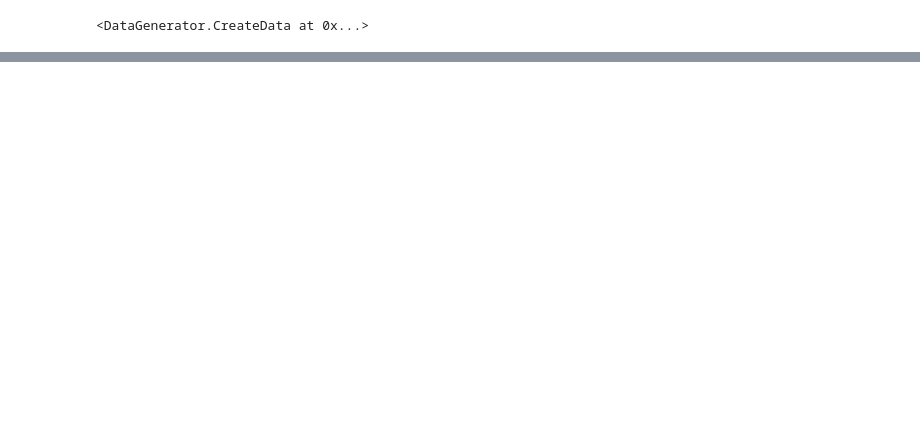
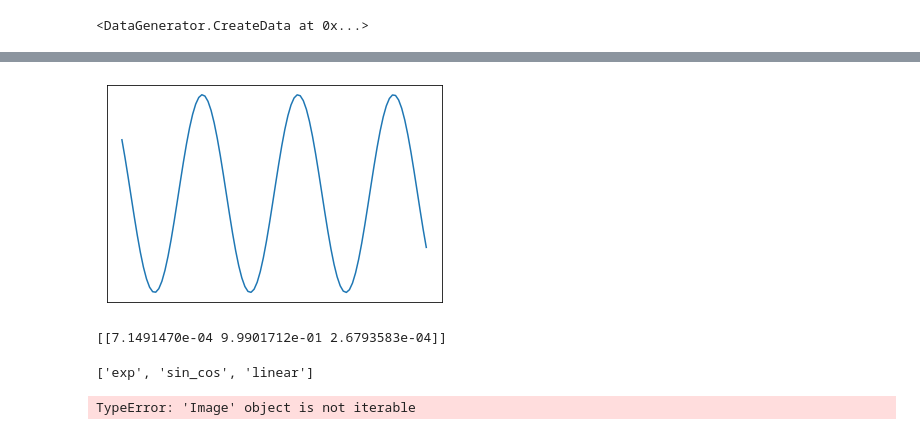
Before and after one commit to Dzhalolov/machine_learning, a Jupyter notebook: infotelecs/RecognizeWithNeuralNetwork.ipynb, the cells around one changed output, grey strips where cells are left out. Saved outputs shown, nothing was run; the diff lists cells and outputs as text; code cells hidden in the pictures; blank space fills up the shorter version.

```diff
--- a/infotelecs/RecognizeWithNeuralNetwork.ipynb
+++ b/infotelecs/RecognizeWithNeuralNetwork.ipynb
@@ -174,0 +288,9 @@ Epoch 10/10
+# %%
+fig = plt.gca()
+x = np.linspace(-10, 10, 100)
+plt.plot(np.sin(x))
+fig.axes.get_xaxis().set_visible(False)
+fig.axes.get_yaxis().set_visible(False)
+plt.savefig("fig.jpg")
+# %% [output]
+[figure, added]
@@ -174,0 +311,11 @@ Epoch 10/10
+# %%
+predicted_value = model.predict(jpg)
+print(predicted_value)
+CLASS_NAMES
+# %% [output]
+[[7.1491470e-04 9.9901712e-01 2.6793583e-04]]
+['exp', 'sin_cos', 'linear']
+# %%
+list(jpg)
+# %% [output]
+TypeError: 'Image' object is not iterable
```
Also changed, not shown: parts of 21 cells of this notebook, 2 other files.
